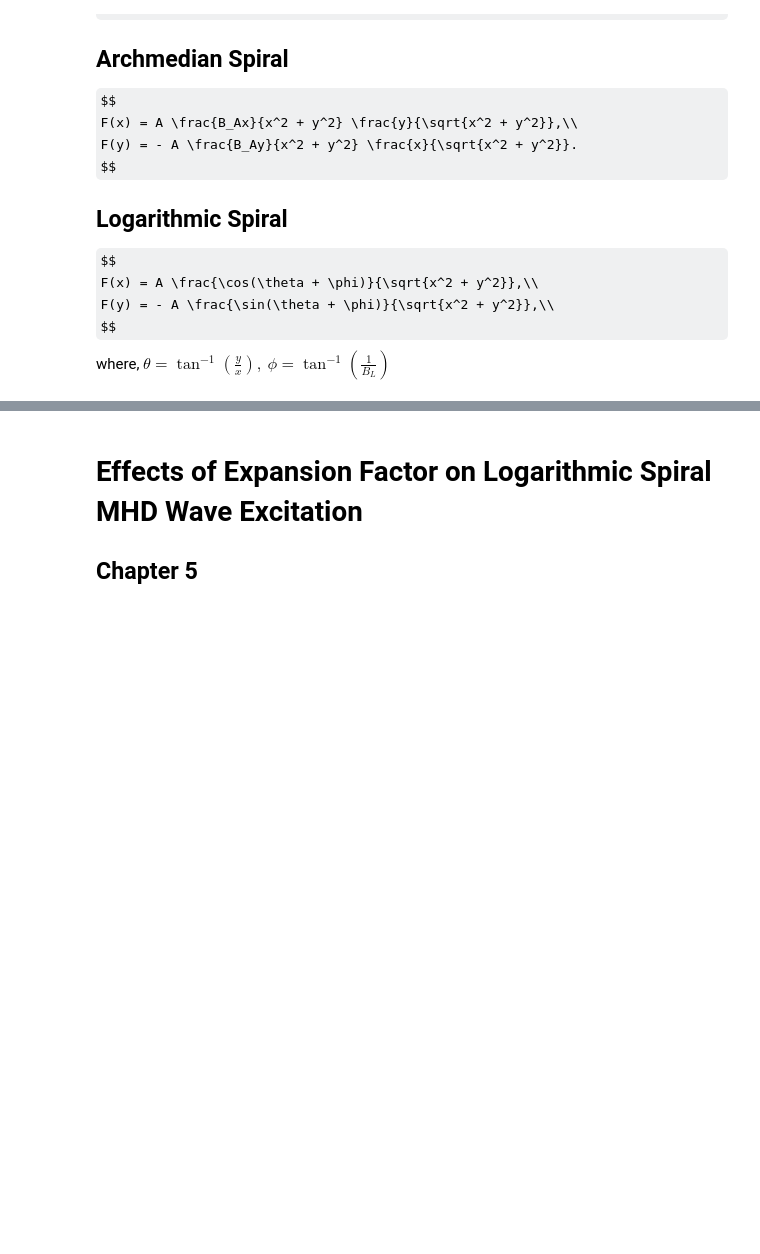
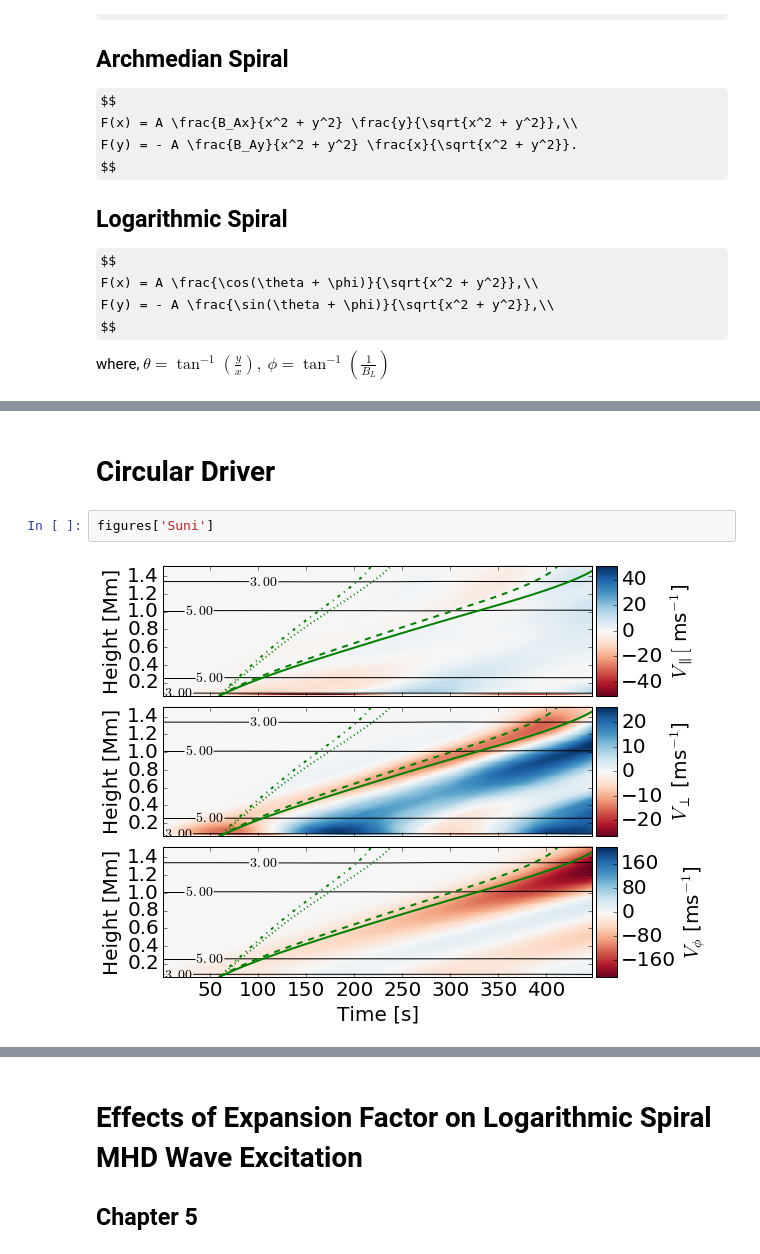
Before and after one commit to Cadair/VivaTalk, a Jupyter notebook: Viva.ipynb, the cells around one changed output, grey strips where cells are left out. Cells and saved outputs as stored; diff of their text form; some formulas as TeX source; blank space fills up the shorter version.

```diff
--- a/Viva.ipynb
+++ b/Viva.ipynb
@@ -750,0 +822,6 @@ plt.tight_layout()
+# %% [markdown]
+# Circular Driver
+# %%
+figures['Suni']
+# %% [output]
+[figure, added]
```
Also changed, not shown: parts of 17 cells of this notebook.
